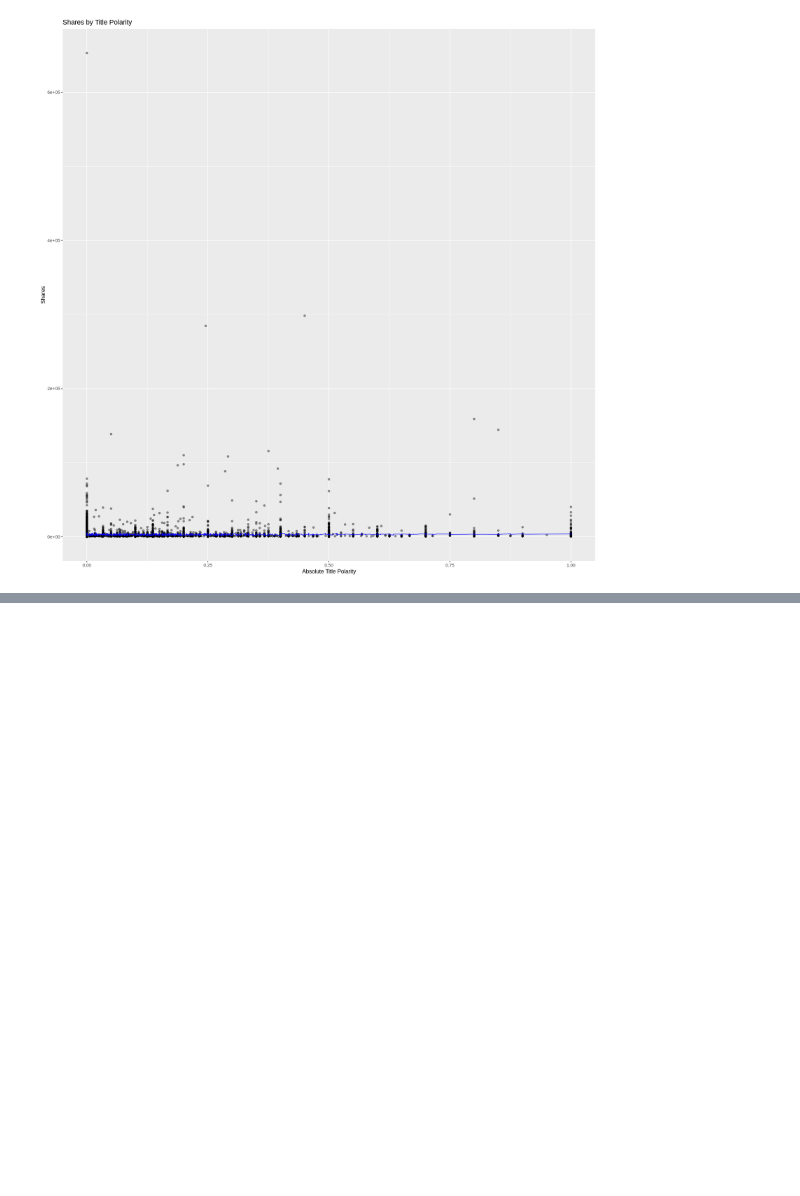
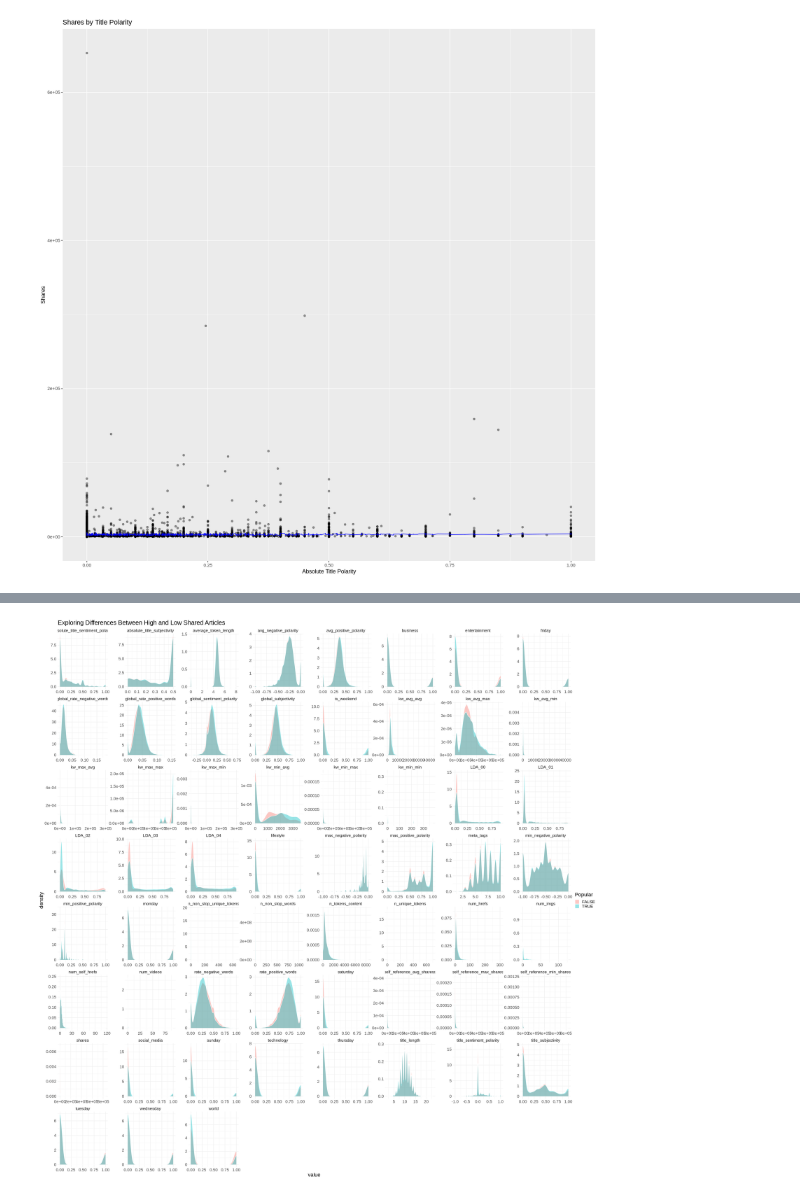
Before and after one commit to dgjfaber/dsci100project, a Jupyter notebook: FinalModel.ipynb, the cells around one changed output, grey strips where cells are left out. Saved outputs shown, nothing was run; the diff lists cells and outputs as text; code cells hidden in the pictures; blank space fills up the shorter version.

```diff
--- a/FinalModel.ipynb
+++ b/FinalModel.ipynb
@@ -279,3 +273,13 @@ title_polarity_plot <- ggplot(publishing_test, aes(x = abs_title_sentiment_polar
 title_polarity_plot
 # %% [output]
 [figure]
+# %%
+explore_data <- named_data %>%
+    mutate (Popular = shares > 1500)%>%
+    mutate(Popular = as_factor(Popular)) %>%
+    select(-url, -timedelta)
+head(explore_data)
+explore_data %>%
+    group_by(Popular) %>%
+    summarize(n=n()) %>%
+    select(Popular, n)
@@ -281,0 +302,12 @@ title_polarity_plot
+# %%
+options(repr.plot.height = 30, repr.plot.width = 30)
+explore_data %>%
+    pivot_longer(cols = -Popular, names_to = 'category', values_to = 'value')  %>%
+    ggplot(aes(value, fill = Popular)) +
+        geom_density(alpha = 0.4, colour = 'white') +
+        facet_wrap(~ category, scales = 'free') +
+        theme_minimal() +
+        theme(text = element_text(size = 20))+
+        ggtitle("Exploring Differences Between High and Low Shared Articles")
+# %% [output]
+[figure, added]
```
Also changed, not shown: parts of 13 cells of this notebook.
